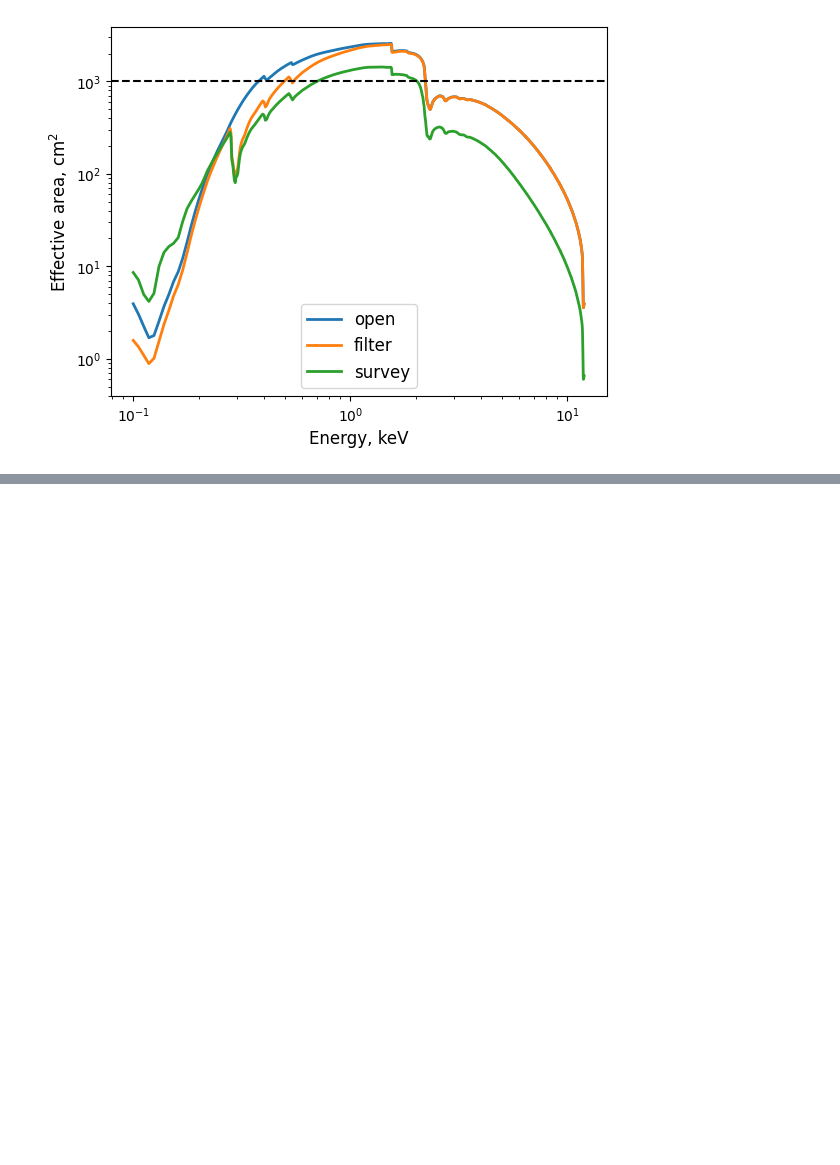
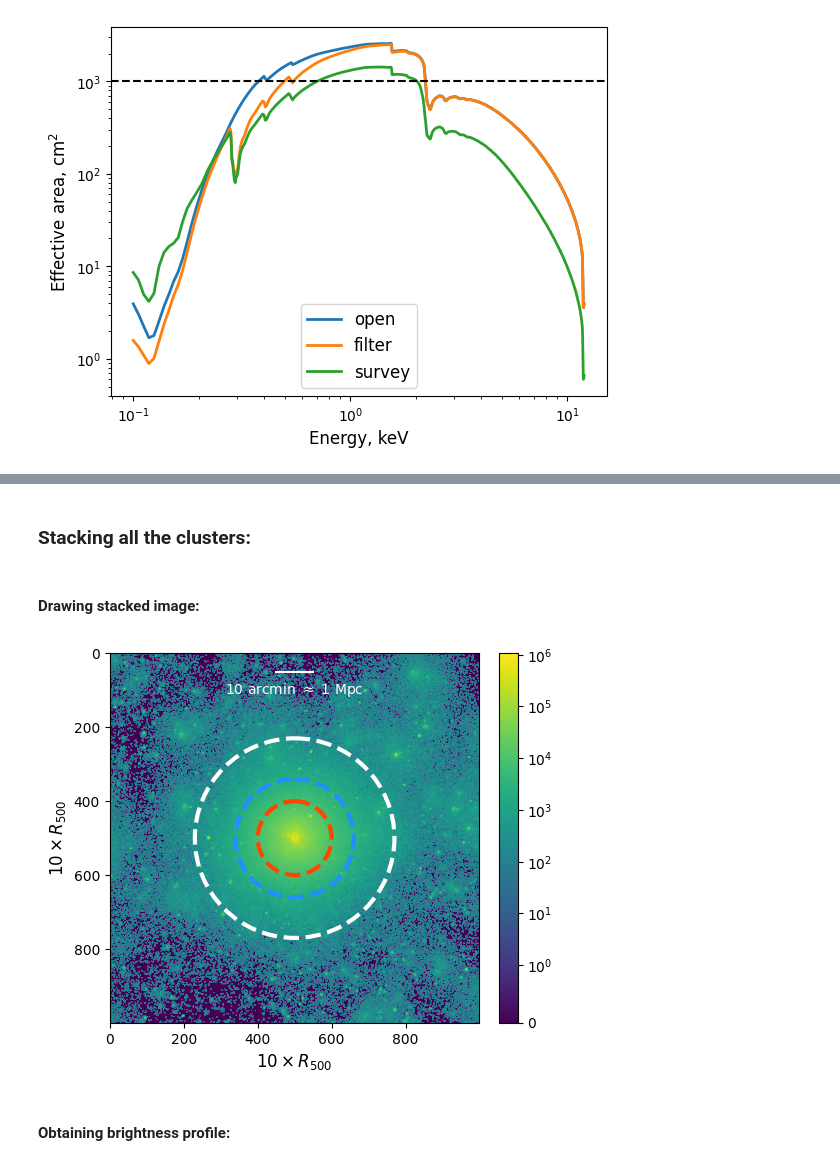
Before and after one commit to pi4imu/stacking, a Jupyter notebook: stacking_new.ipynb, the cells around one changed output, grey strips where cells are left out. Drawn from its saved outputs; the diff is of its cells as text; code cells hidden in the pictures; blank space fills up the shorter version.

```diff
--- a/stacking_new.ipynb
+++ b/stacking_new.ipynb
@@ -257,0 +271,45 @@ plt.show()
+# %% [markdown]
+### Stacking all the clusters:
+# %%
+%run -i 'utils/scripts.py'
+
+length = 1000
+
+total_hist = np.zeros((length, length))
+
+for cl_num in tqdm(clusters.index[:84]):
+
+    pho_hist = extract_photons_from_cluster(cl_num, r = 1.0, draw=False)
+
+    total_hist = np.add(total_hist, pho_hist)
+# %% [markdown]
+#### Drawing stacked image:
+# %%
+half_length = int(length/2)
+r500r = int(half_length/5)
+
+plt.imshow(np.rot90(total_hist), norm=matplotlib.colors.SymLogNorm(linthresh=1, linscale=1), origin='upper')
+plt.colorbar(fraction=0.046, pad=0.04)
+
+plt.gca().add_patch(plt.Circle((half_length, half_length), r500r,
+                               color='orangered', linestyle="--", lw=3, fill = False))
+plt.gca().add_patch(plt.Circle((half_length, half_length), r500r*1.6,
+                               color='dodgerblue', linestyle="--", lw=3, fill = False))
+plt.gca().add_patch(plt.Circle((half_length, half_length), r500r*2.7,
+                               color='white', linestyle="--", lw=3, fill = False))
+
+x_s = (plt.gca().get_xlim()[1]+plt.gca().get_xlim()[0])/2
+y_s = (plt.gca().get_ylim()[1]-plt.gca().get_ylim()[0])*0.95+plt.gca().get_ylim()[0]
+y_S = (plt.gca().get_ylim()[1]-plt.gca().get_ylim()[0])*0.90+plt.gca().get_ylim()[0]
+plt.plot((x_s+r500r/2, x_s-r500r/2), (y_s, y_s), color='white')
+plt.text(x_s, y_S, f'10 arcmin $\\approx$ 1 Mpc',
+         color='white', ha='center', va='center')
+
+plt.xlabel("$10 \\times R_{500}$", fontsize=12)
+plt.ylabel("$10 \\times R_{500}$", fontsize=12)
+
+plt.show()
+# %% [output]
+[figure, added]
+# %% [markdown]
+#### Obtaining brightness profile:
```
Also changed, not shown: parts of 24 cells of this notebook, 1 other file.
